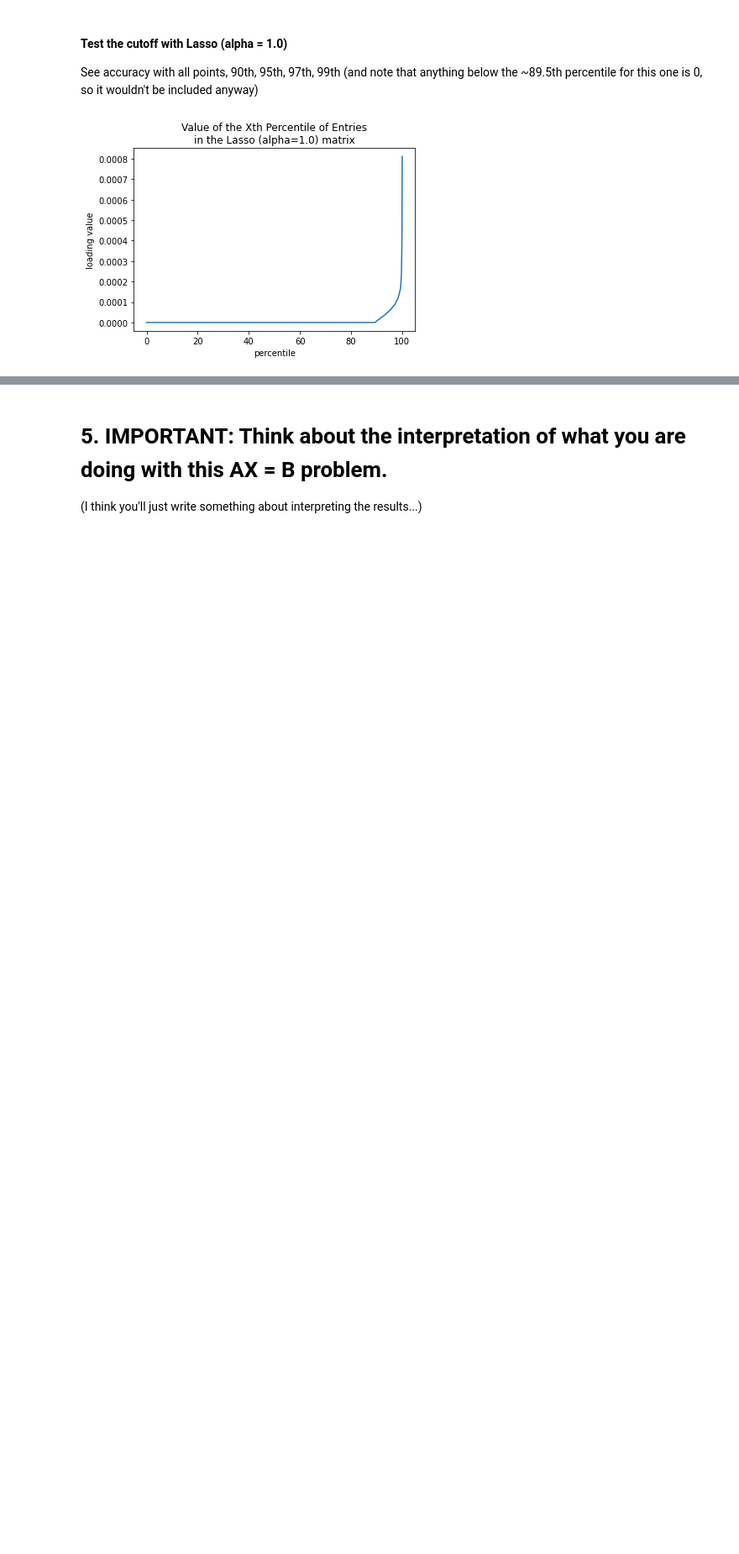
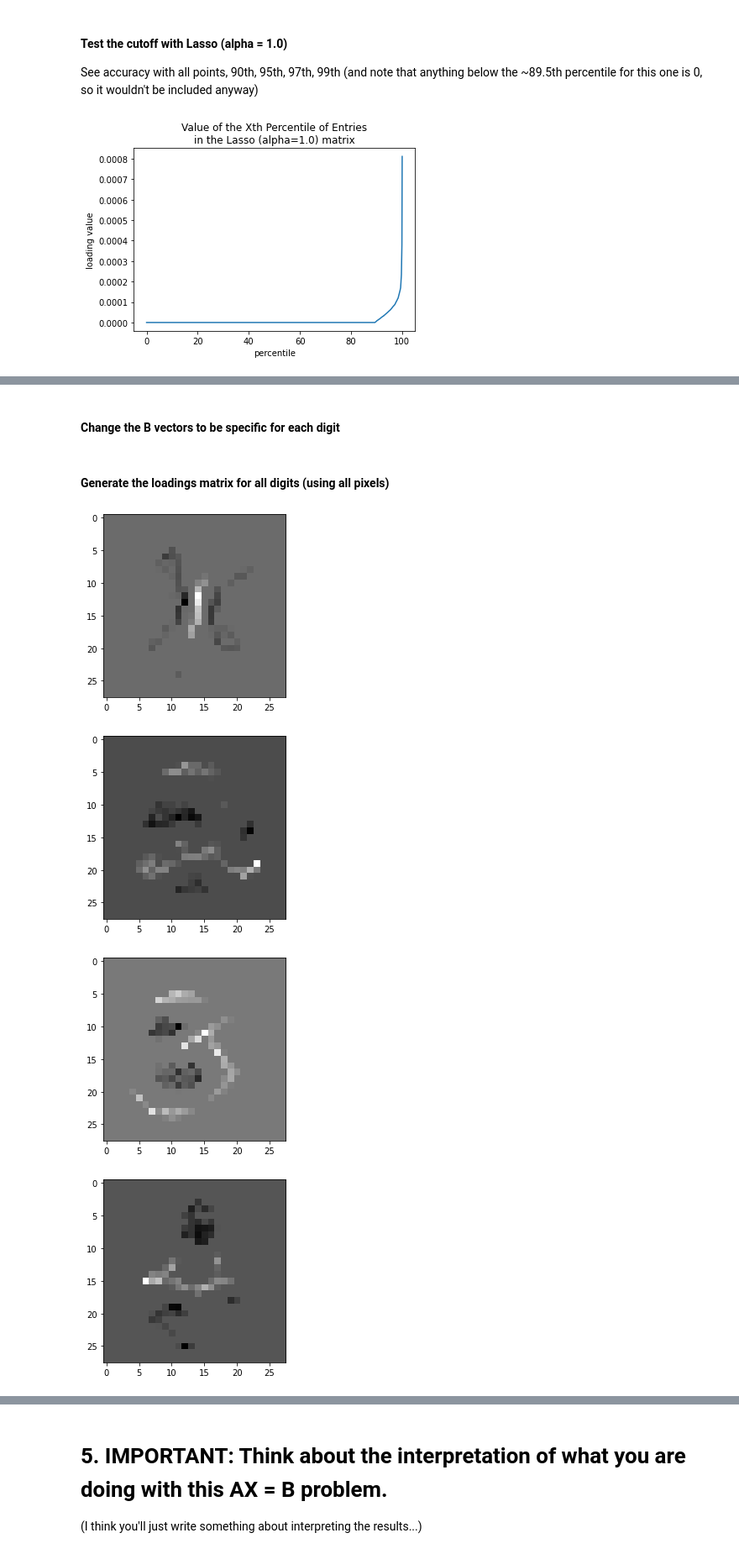
Before and after one commit to jacnugent/amath584, a Jupyter notebook: hw6_regression_and_sparsity/hw6_draft.ipynb, the cells around one changed output, grey strips where cells are left out. Shown at 84% size. Saved outputs shown, nothing was run; the diff lists cells and outputs as text; code cells hidden in the pictures; blank space fills up the shorter version.

```diff
--- a/hw6_regression_and_sparsity/hw6_draft.ipynb
+++ b/hw6_regression_and_sparsity/hw6_draft.ipynb
@@ -746,0 +766,37 @@ plt.show()
+# %% [markdown]
+#### Change the B vectors to be specific for each digit
+# %%
+B_0 = np.where(train_labs==0, 1, 0)
+B_1 = np.where(train_labs==1, 1, 0)
+B_2 = np.where(train_labs==2, 1, 0)
+B_3 = np.where(train_labs==3, 1, 0)
+B_4 = np.where(train_labs==4, 1, 0)
+B_5 = np.where(train_labs==5, 1, 0)
+B_6 = np.where(train_labs==6, 1, 0)
+B_7 = np.where(train_labs==7, 1, 0)
+B_8 = np.where(train_labs==8, 1, 0)
+B_9 = np.where(train_labs==9, 1, 0)
+
+B_list = [B_1, B_2, B_3, B_4, B_5, B_6, B_7, B_8,
+          B_9, B_0]
+# %% [markdown]
+#### Generate the loadings matrix for all digits (using all pixels)
+# %%
+A_lasso_digits = [[]]*10
+lasso_digit_labels = [[]]*10
+
+for i in range(10):
+    lasso_digit = linear_model.Lasso().fit(train_imgs, B_list[i])
+    A_lasso_digits[i] = lasso_digit.coef_
+    lasso_digit_labels[i] = np.sign(A_lasso_digits[i] @ test_imgs.T)
+# %%
+# quick look at the A matrices (but they're exactly the same as before!)
+
+for x in A_lasso_digits:
+    plt.imshow(reshape_pic(x), cmap='gray')
+    plt.show()
+# %% [output]
+[figure, added]
+[figure, added]
+[figure, added]
+[figure, added]
```
Also changed, not shown: parts of 31 cells of this notebook, 20 other files.
